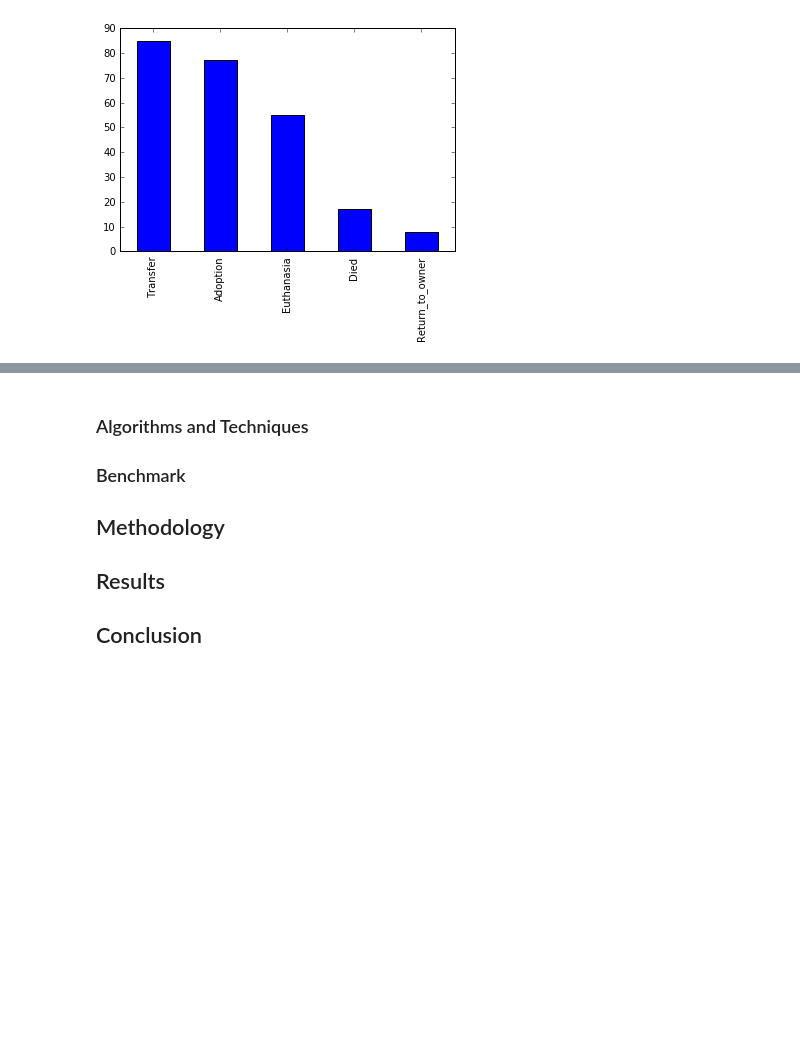
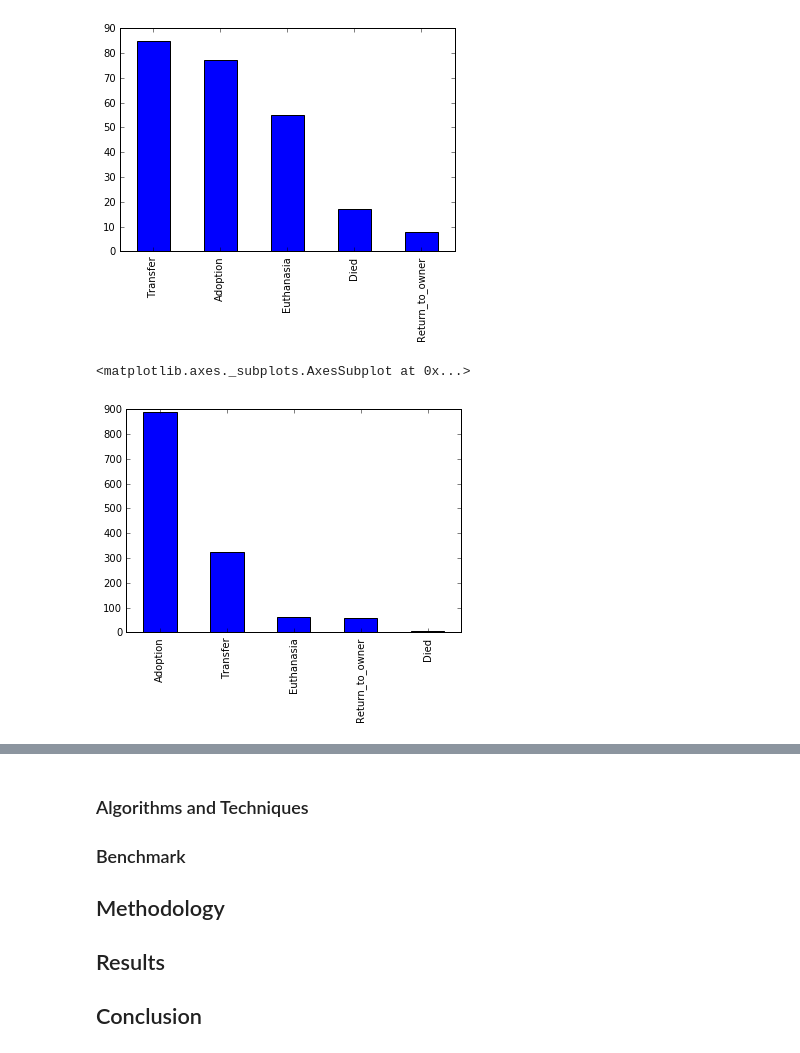
Before and after one commit to dippindots/kaggle-shelter-animal-outcomes, a Jupyter notebook: src/report.ipynb, the cells around one changed output, grey strips where cells are left out. Drawn from its saved outputs; the diff is of its cells as text; code cells hidden in the pictures; blank space fills up the shorter version.

```diff
--- a/src/report.ipynb
+++ b/src/report.ipynb
@@ -178,3 +178,9 @@ cats_at_ten['OutcomeType'].value_counts().plot(kind='bar')
 # %% [output]
 <matplotlib.axes._subplots.AxesSubplot at 0x...>
 [figure]
+# %%
+cats_at_five_pm = cats[cats['Hour'] == 17]
+cats_at_five_pm['OutcomeType'].value_counts().plot(kind='bar')
+# %% [output]
+<matplotlib.axes._subplots.AxesSubplot at 0x...>
+[figure, added]
```
Also changed, not shown: parts of 1 cell of this notebook, 5 other files.
